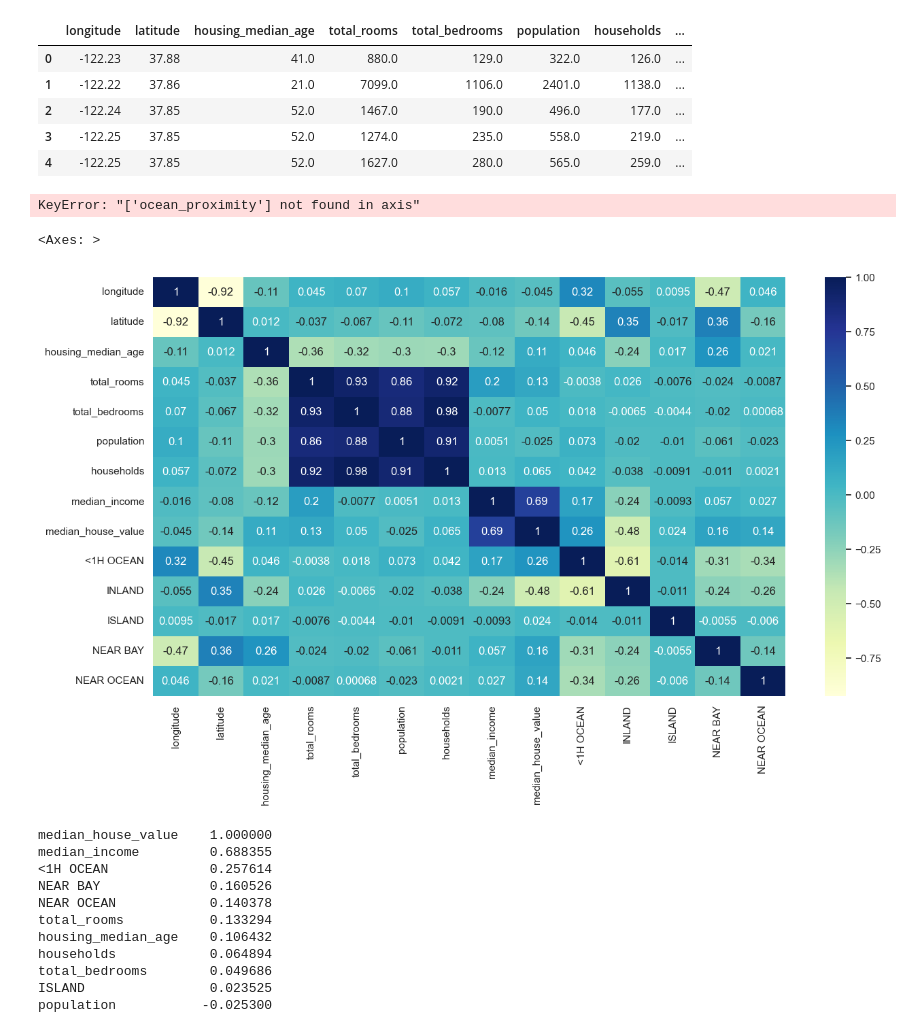
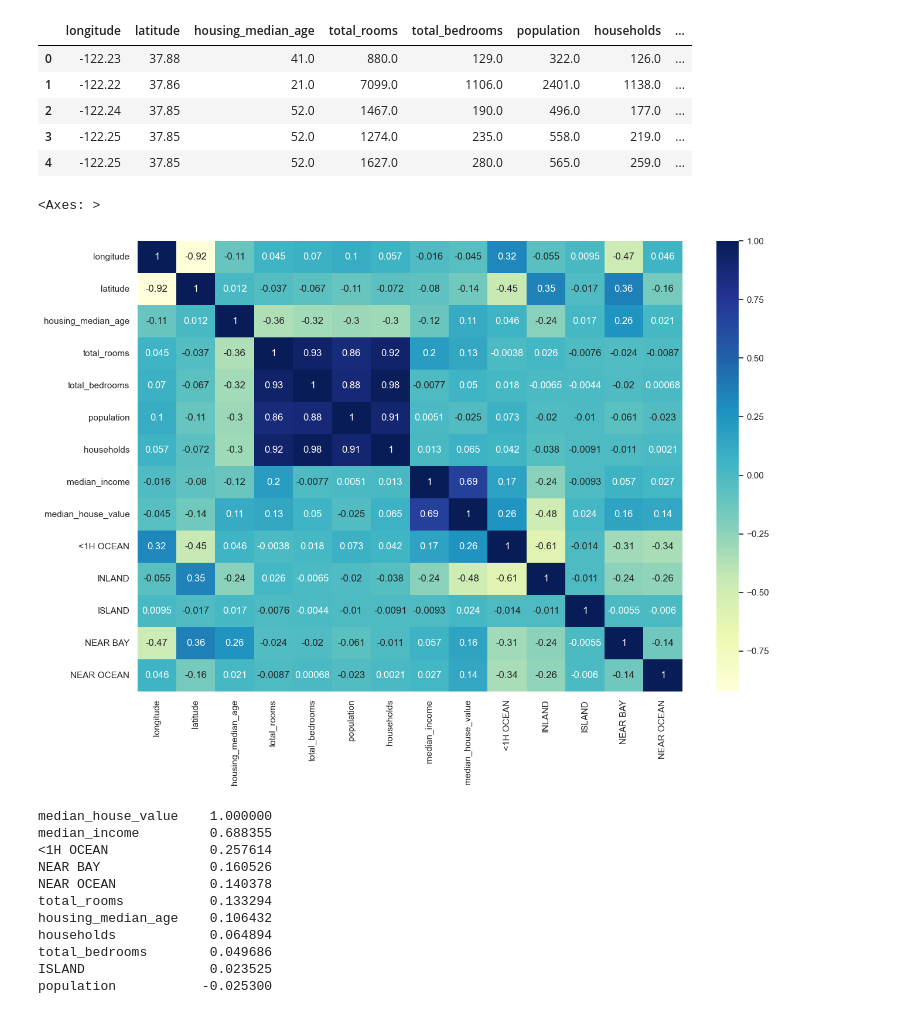
Before and after one commit to Mind0T/Entreno-code, a Jupyter notebook: python/inteligenciaArtificialDom/Casas_California/repaso.ipynb, the cells around one changed output. Cells and saved outputs as stored; diff of their text form; code cells hidden in the pictures.

```diff
--- a/python/inteligenciaArtificialDom/Casas_California/repaso.ipynb
+++ b/python/inteligenciaArtificialDom/Casas_California/repaso.ipynb
@@ -130,16 +125,12 @@ datos_na.head()
 | 2 | -122.24 | 37.85 | 52.0 | 1467.0 | 190.0 | 496.0 | 177.0 | ... |
 | 3 | -122.25 | 37.85 | 52.0 | 1274.0 | 235.0 | 558.0 | 219.0 | ... |
 | 4 | -122.25 | 37.85 | 52.0 | 1627.0 | 280.0 | 565.0 | 259.0 | ... |
-# %%
-datos_na=datos_na.drop(["ocean_proximity"],axis=1)
-# %% [output]
-KeyError: "['ocean_proximity'] not found in axis"
 # %%
-sb.set(rc={"figure.figsize":(15,8)})
+sb.set(rc={'figure.figsize':(15,10)})
 sb.heatmap(datos_na.corr(),annot=True,cmap="YlGnBu")
 # %% [output]
 <Axes: >
-[figure, old version]
+[figure, new version]
 # %%
 datos_na.corr()["median_house_value"].sort_values(ascending=False)
 # %% [output]
```
Also changed, not shown: parts of 12 cells of this notebook, 4 other files.
